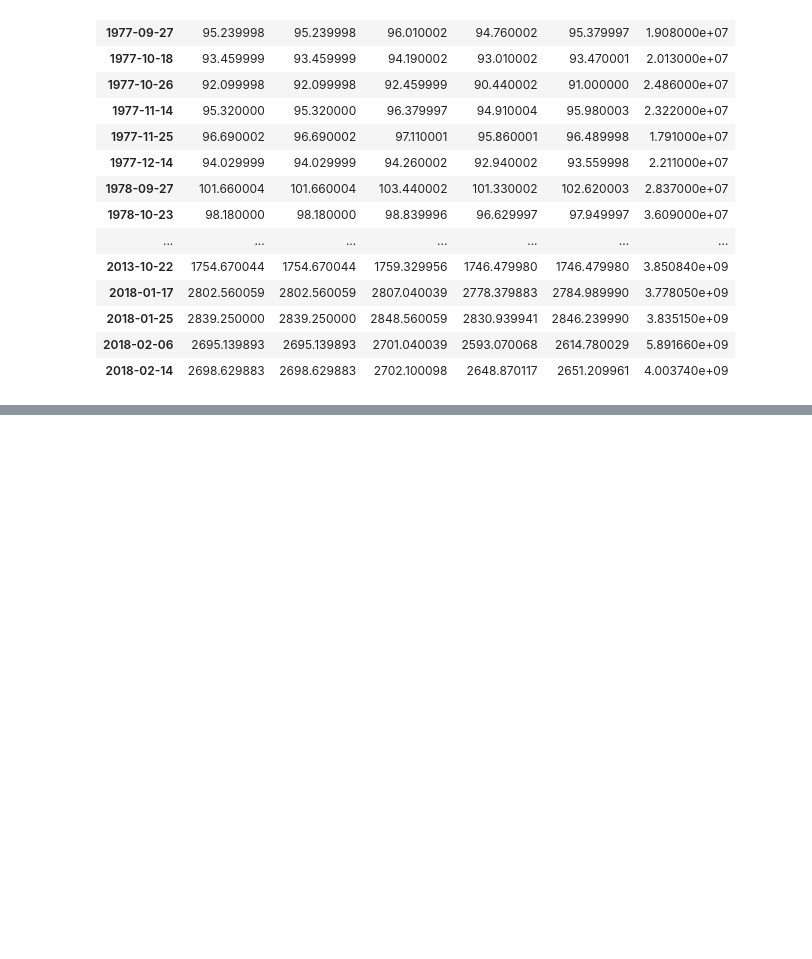
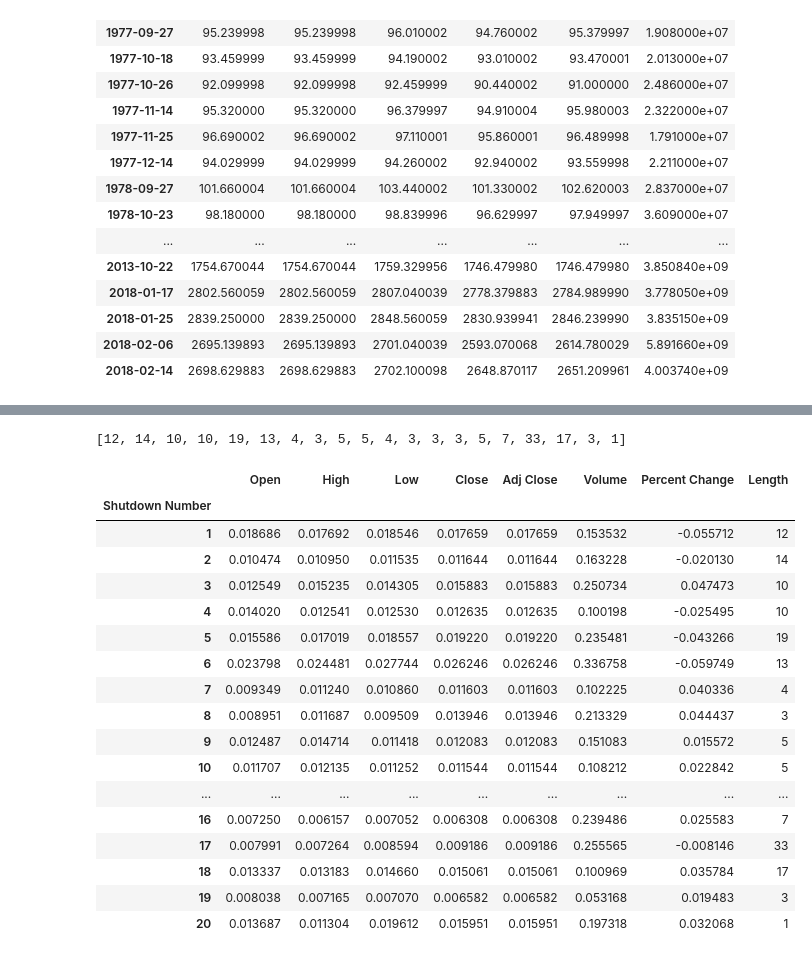
Before and after one commit to amritperera/Data-Bootcamp-Project-1, a Jupyter notebook: Code/stock_price_bubble(Amrit).ipynb, the cells around one changed output, grey strips where cells are left out. Saved outputs shown, nothing was run; the diff lists cells and outputs as text; code cells hidden in the pictures; blank space fills up the shorter version.

Commit message:
finished cleaning up data, 2nd graph close

```diff
--- a/Code/stock_price_bubble(Amrit).ipynb
+++ b/Code/stock_price_bubble(Amrit).ipynb
@@ -151,0 +183,6 @@ stock_prices_clean_delta
+# %%
+merging_list = []
+count = 0
+for x in range(20):
+    merging_list.append((stock_prices_clean_delta['Close'][count+1]-stock_prices_clean_delta['Open'][count])/stock_prices_clean_delta['Open'][count])
+    count = count + 2
@@ -151,0 +216,4 @@ stock_prices_clean_delta
+# %%
+final_test = co_var
+# %%
+final_test["Percent Change"] = merging_list
@@ -151,0 +230,27 @@ stock_prices_clean_delta
+# %%
+list(shutdown_df['length_in_days'])
+# %% [output]
+[12, 14, 10, 10, 19, 13, 4, 3, 5, 5, 4, 3, 3, 3, 5, 7, 33, 17, 3, 1]
+# %%
+final_test["Length"] = list(shutdown_df['length_in_days'])
+# %%
+final_test
+# %% [output]
+|  | Open | High | Low | Close | Adj Close | Volume | Percent Change | Length |
+| Shutdown Number |  |  |  |  |  |  |  |  |
+| 1 | 0.018686 | 0.017692 | 0.018546 | 0.017659 | 0.017659 | 0.153532 | -0.055712 | 12 |
+| 2 | 0.010474 | 0.010950 | 0.011535 | 0.011644 | 0.011644 | 0.163228 | -0.020130 | 14 |
+| 3 | 0.012549 | 0.015235 | 0.014305 | 0.015883 | 0.015883 | 0.250734 | 0.047473 | 10 |
+| 4 | 0.014020 | 0.012541 | 0.012530 | 0.012635 | 0.012635 | 0.100198 | -0.025495 | 10 |
+| 5 | 0.015586 | 0.017019 | 0.018557 | 0.019220 | 0.019220 | 0.235481 | -0.043266 | 19 |
+| 6 | 0.023798 | 0.024481 | 0.027744 | 0.026246 | 0.026246 | 0.336758 | -0.059749 | 13 |
+| 7 | 0.009349 | 0.011240 | 0.010860 | 0.011603 | 0.011603 | 0.102225 | 0.040336 | 4 |
+| 8 | 0.008951 | 0.011687 | 0.009509 | 0.013946 | 0.013946 | 0.213329 | 0.044437 | 3 |
+| 9 | 0.012487 | 0.014714 | 0.011418 | 0.012083 | 0.012083 | 0.151083 | 0.015572 | 5 |
+| 10 | 0.011707 | 0.012135 | 0.011252 | 0.011544 | 0.011544 | 0.108212 | 0.022842 | 5 |
+| ... | ... | ... | ... | ... | ... | ... | ... | ... |
+| 16 | 0.007250 | 0.006157 | 0.007052 | 0.006308 | 0.006308 | 0.239486 | 0.025583 | 7 |
+| 17 | 0.007991 | 0.007264 | 0.008594 | 0.009186 | 0.009186 | 0.255565 | -0.008146 | 33 |
+| 18 | 0.013337 | 0.013183 | 0.014660 | 0.015061 | 0.015061 | 0.100969 | 0.035784 | 17 |
+| 19 | 0.008038 | 0.007165 | 0.007070 | 0.006582 | 0.006582 | 0.053168 | 0.019483 | 3 |
+| 20 | 0.013687 | 0.011304 | 0.019612 | 0.015951 | 0.015951 | 0.197318 | 0.032068 | 1 |
```
Also changed, not shown: parts of 8 cells of this notebook.
